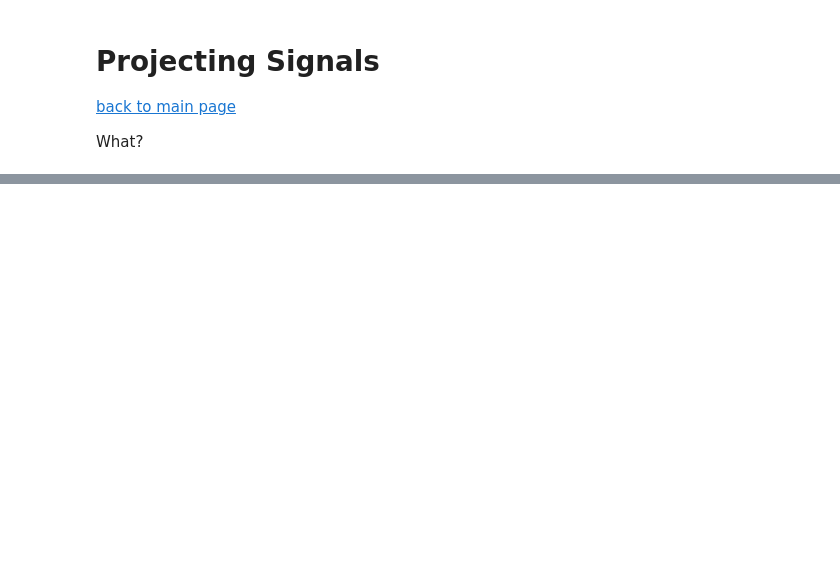
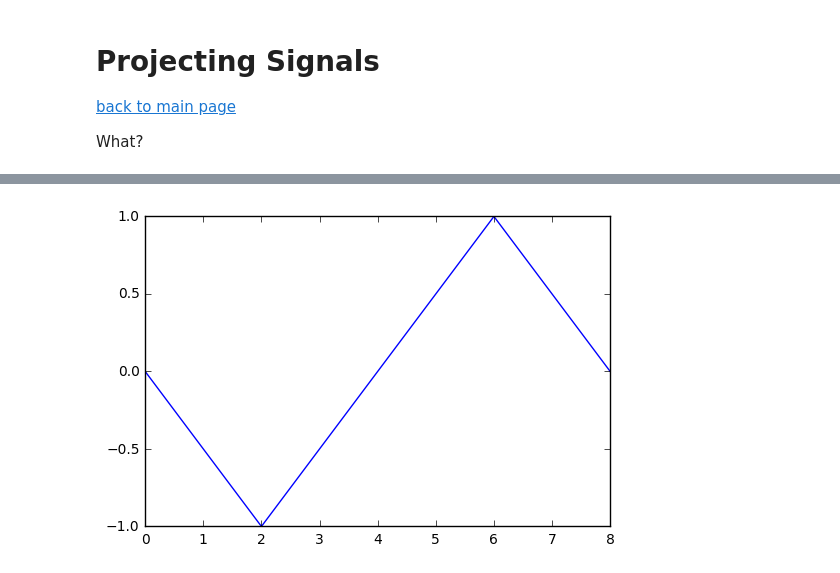
Before and after one commit to AmirHussein96/python-audio, a Jupyter notebook: signal-processing/projection.ipynb, the cells around one changed output, grey strips where cells are left out. Saved outputs shown, nothing was run; the diff lists cells and outputs as text; code cells hidden in the pictures; blank space fills up the shorter version.

```diff
--- a/signal-processing/projection.ipynb
+++ b/signal-processing/projection.ipynb
@@ -27,0 +61,6 @@ plt.arrow?
+# %%
+sig_a = 0, -0.5, -1, -0.5, 0, 0.5, 1, 0.5, 0
+# %%
+plt.plot(sig_a);
+# %% [output]
+[figure, added]
```
Also changed, not shown: parts of 15 cells of this notebook.
